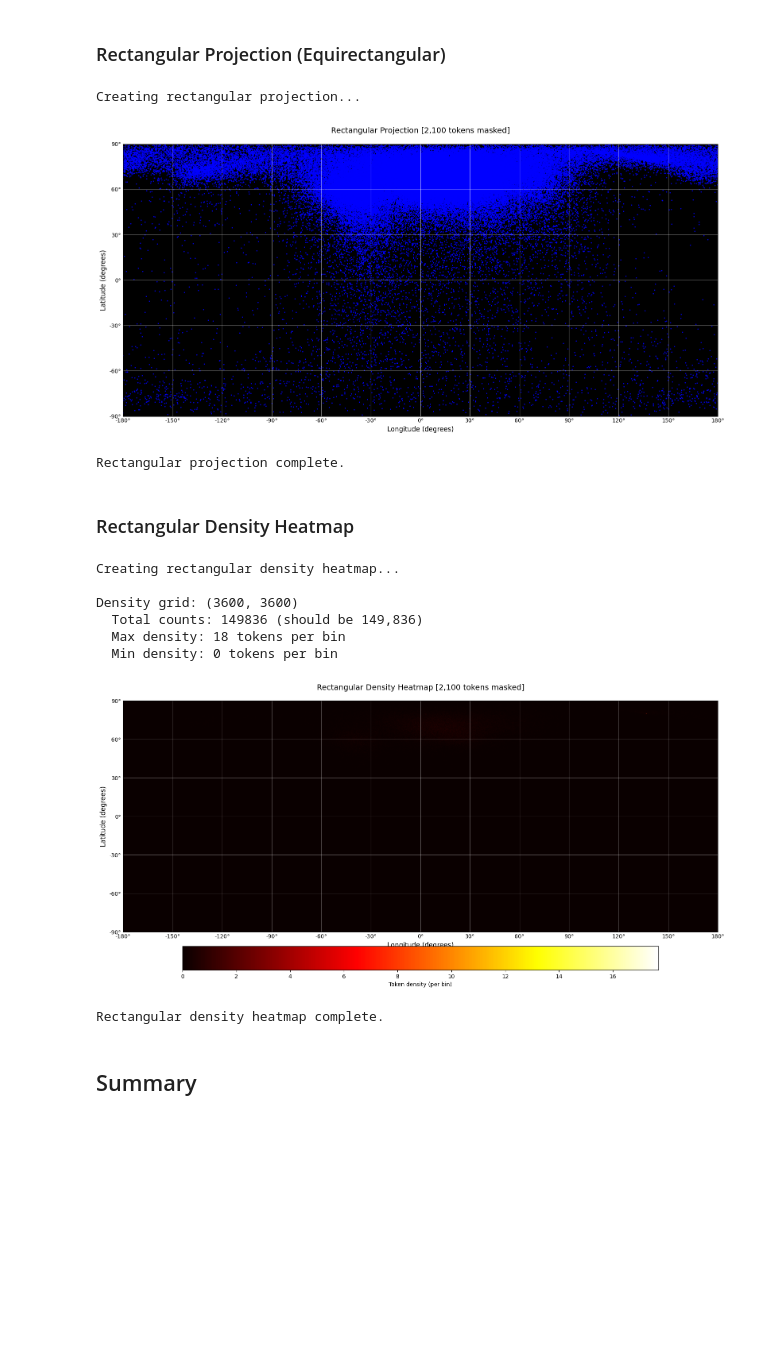
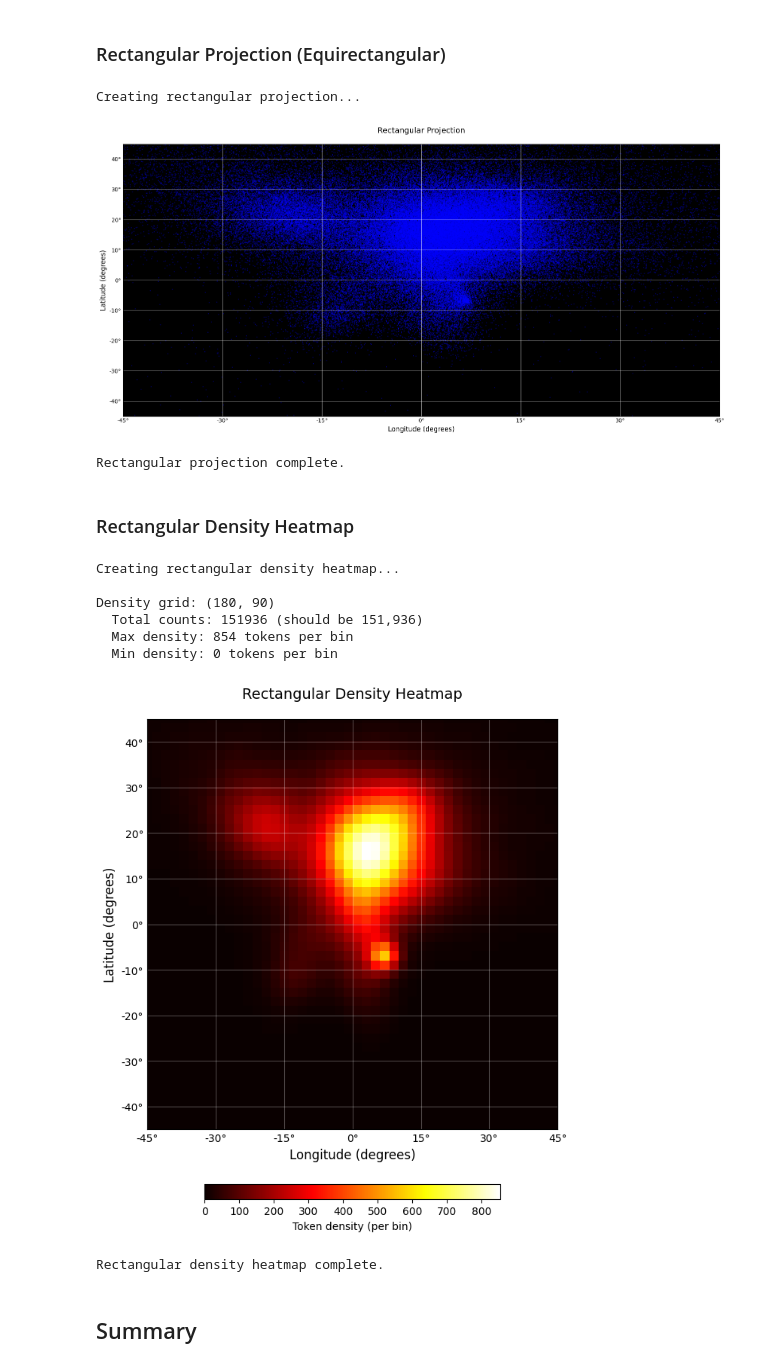
Before and after one commit to Embedding-Space/Azimuth_II, a Jupyter notebook: notebooks/07.2a_general_sky_map.ipynb, the cells around one changed output. Saved outputs shown, nothing was run; the diff lists cells and outputs as text; code cells hidden in the pictures; blank space fills up the shorter version.

Commit message:
More of the Qwen mystery, and improved plots

```diff
--- a/notebooks/07.2a_general_sky_map.ipynb
+++ b/notebooks/07.2a_general_sky_map.ipynb
@@ -32,8 +32,8 @@ VECTORS_KEY = "gamma"
 # Basis vectors (defines coordinate system)
 BASIS_FILE = "pca_basis_vectors.safetensors"
 BASIS_KEYS = {
-    'north': '1',      # +Z: north pole (+90° lat)
-    'meridian': '2',   # +X: prime meridian (0° lon)
+    'north': '2',      # +Z: north pole (+90° lat)
+    'meridian': '1',   # +X: prime meridian (0° lon)
     'equinox': '3'     # +Y: equinox (+90° lon)
 }
 
@@ -43,8 +43,8 @@ BASIS_KEYS = {
 
 # Viewpoint (origin for spherical coordinates)
 # If None, uses coordinate system origin (0, 0, ..., 0)
-VIEWPOINT_FILE = "gamma_centroid_mu.safetensors"
-VIEWPOINT_KEY = "mu"
+# VIEWPOINT_FILE = "gamma_centroid_mu.safetensors"
+# VIEWPOINT_KEY = "mu"
 VIEWPOINT_FILE = None
 VIEWPOINT_KEY = None
 
@@ -66,8 +66,10 @@ SUBSET_COLORS = ['blue', 'red', 'yellow', 'green', 'cyan', 'magenta']
 
 # Masking (exclude specific tokens from plot)
 # Boolean tensor: True = exclude, False = include
-MASK_FILE = "black_hole_mask.safetensors"
-MASK_KEY = "mask"
+# MASK_FILE = "black_hole_mask.safetensors"
+# MASK_KEY = "mask"
+MASK_FILE = None
+MASK_KEY = None
 
 # ============================================================================
 # VIEW PARAMETERS
@@ -76,21 +78,21 @@ MASK_KEY = "mask"
 # Camera position (center of view)
 LOOKAT_LON = 0    # degrees
 LOOKAT_LAT = 0    # degrees
-FOV_DIAMETER = 360  # degrees
+FOV_DIAMETER = 90  # degrees
 
 # ============================================================================
 # VISUALIZATION
 # ============================================================================
 
 POINT_SIZE = 1
-POINT_ALPHA = 1.0
+POINT_ALPHA = 0.3
 COLOR = 'blue'  # Uniform color (used if no COLOR_FILE and no SUBSET_FILE)
 FIGURE_DPI = 100
 FIGURE_WIDTH = 16
 FIGURE_HEIGHT = 8
 
 # Density heatmaps
-DENSITY_BINS = 3600  # Grid resolution (180 bins ≈ 2° per bin for full sky)
+ANGULAR_BIN_SIZE = 2.0  # Degrees per bin (creates square bins in angular space)
 DENSITY_SMOOTH = 1.0  # Gaussian sigma for smoothing (None = no smoothing)
 DENSITY_COLORMAP = 'hot'  # Colormap for density (hot = high density)
 # %% [markdown]
@@ -333,0 +338,13 @@ View window:
+# %%
+# Compute bin counts for full sky (used for density heatmaps)
+lon_range_full = 360.0  # -180° to +180°
+lat_range_full = 180.0  # -90° to +90°
+
+n_lon_bins = int(np.ceil(lon_range_full / ANGULAR_BIN_SIZE))
+n_lat_bins = int(np.ceil(lat_range_full / ANGULAR_BIN_SIZE))
+
+print(f"Density heatmap bins (angular bin size: {ANGULAR_BIN_SIZE}°):")
+print(f"  Longitude bins: {n_lon_bins} (actual bin size: {lon_range_full/n_lon_bins:.4f}°)")
+print(f"  Latitude bins: {n_lat_bins} (actual bin size: {lat_range_full/n_lat_bins:.4f}°)")
+print(f"  Total bins: {n_lon_bins} × {n_lat_bins} = {n_lon_bins * n_lat_bins:,}")
+print()
@@ -637,7 +659,7 @@ print("Rectangular projection complete.")
 print()
 # %% [output]
 Creating rectangular projection...
-[figure, old version]
+[figure, new version]
 Rectangular projection complete.
 # %% [markdown]
 ### Rectangular Density Heatmap
@@ -648,7 +670,7 @@ print("Creating rectangular density heatmap...\n")
 # Use full sky range for binning
 hist_rect, lon_edges_rect, lat_edges_rect = np.histogram2d(
     lon_plot, lat_plot,
-    bins=[DENSITY_BINS, DENSITY_BINS],
+    bins=[n_lon_bins, n_lat_bins],
     range=[[-180, 180], [-90, 90]]
 )
 
@@ -670,10 +692,10 @@ ax.set_facecolor('black')
 # Note: imshow expects [lat, lon] indexing so we transpose
 im = ax.imshow(hist_rect.T, origin='lower',
                extent=[-180, 180, -90, 90],
-               cmap=DENSITY_COLORMAP, aspect='auto', rasterized=True)
+               cmap=DENSITY_COLORMAP, aspect='equal', rasterized=True)
 
 # Colorbar
-cbar = plt.colorbar(im, ax=ax, orientation='horizontal', pad=0.05, shrink=0.8)
+cbar = plt.colorbar(im, ax=ax, orientation='horizontal', pad=0.1, shrink=0.25)
 cbar.set_label('Token density (per bin)', color='black', fontsize=10)
 cbar.ax.tick_params(colors='black')
 
@@ -695,37 +717,37 @@ ax.set_xticklabels([f'{int(lon)}°' for lon in lon_ticks], color='black')
 ax.set_yticklabels([f'{int(lat)}°' for lat in lat_ticks], color='black')
 
 ax.tick_params(axis='x', which='both', length=0, colors='black')
 ax.tick_params(axis='y', which='both', length=0, colors='black')
 
 # Set limits to match view window
 ax.set_xlim(lon_min, lon_max)
 ax.set_ylim(lat_min, lat_max)
 
 # Formatting
 ax.grid(True, alpha=0.3, color='white', which='major')
 ax.set_xlabel('Longitude (degrees)', color='black', fontsize=12)
 ax.set_ylabel('Latitude (degrees)', color='black', fontsize=12)
 ax.set_title(f'Rectangular Density Heatmap{mask_note}',
              color='black', pad=20, fontsize=14)
 
 ax.spines['top'].set_edgecolor('black')
 ax.spines['bottom'].set_edgecolor('black')
 ax.spines['left'].set_edgecolor('black')
 ax.spines['right'].set_edgecolor('black')
 
 plt.tight_layout()
 plt.show()
 
 print("Rectangular density heatmap complete.")
 print()
 # %% [output]
 Creating rectangular density heatmap...
 
-Density grid: (3600, 3600)
-  Total counts: 149836 (should be 149,836)
-  Max density: 18 tokens per bin
+Density grid: (180, 90)
+  Total counts: 151936 (should be 151,936)
+  Max density: 854 tokens per bin
   Min density: 0 tokens per bin
-[figure, old version]
+[figure, new version]
 Rectangular density heatmap complete.
 # %% [markdown]
 ## Summary
```
Also changed, not shown: parts of 10 cells of this notebook, 1 other file.
